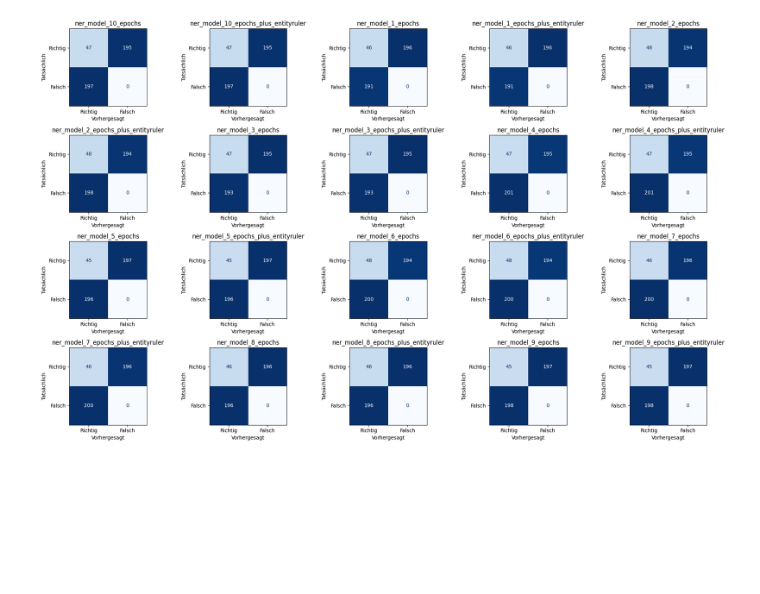
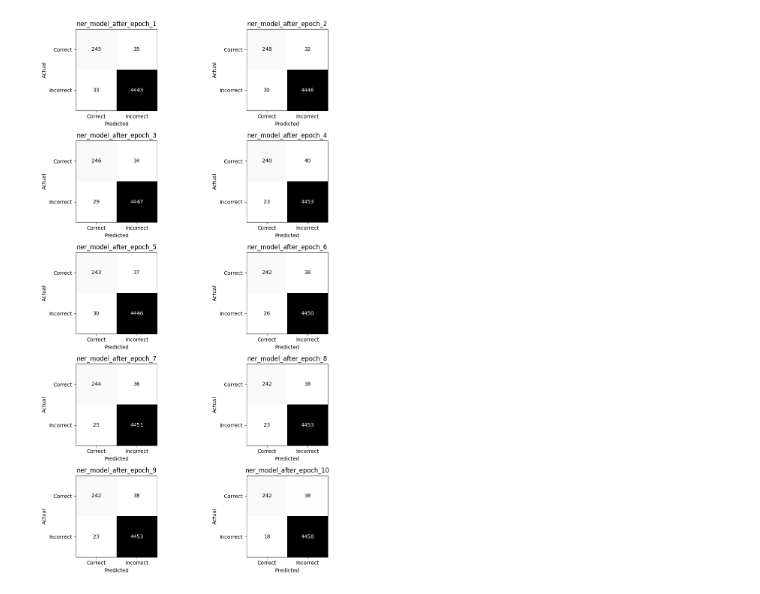
Before and after one commit to loopercamera/4M, a Jupyter notebook: 03_NER/NER_custom_NER_Model_epoch.IPYNB, the cells around one changed output. Cells and saved outputs as stored; diff of their text form; code cells hidden in the pictures; blank space fills up the shorter version.

```diff
--- a/03_NER/NER_custom_NER_Model_epoch.IPYNB
+++ b/03_NER/NER_custom_NER_Model_epoch.IPYNB
@@ -326,36 +219,43 @@ print(f"\n✅ Bereinigte Daten gespeichert unter: {comparison_csv}")
 import pandas as pd
 import ast
 import re
+import math
 from sklearn.metrics import confusion_matrix, ConfusionMatrixDisplay, precision_score, recall_score, f1_score
 import matplotlib.pyplot as plt
 
-# === Parameter ===
-comparison_csv = "05_Statistik/statistical_test_dataset_data_v5_all_models.csv"
-version = "all_models"
-image_path = f"05_Statistik/konfusionsmatrizen_loc_erkennung_data_{version}.png"
-score_path = f"05_Statistik/loc_scores_data_{version}.csv"
-summary_path = f"05_Statistik/loc_scores_summary_{version}.csv"
+# === Parameters ===
+image_path = f"05_Statistik/konfusionsmatrizen_10_epochs.png"
+score_path = f"05_Statistik/loc_scores_data_10_epochs.csv"
+summary_path = f"05_Statistik/loc_scores_summary_10_epochs.csv"
 
-# === CSV laden ===
+# === Load dataset ===
 df = pd.read_csv(comparison_csv)
 
-# === Hilfsfunktionen ===
+# === Helper functions ===
 def to_list(val):
     if isinstance(val, list):
         return val
     if pd.isna(val):
         return []
     try:
-        return ast.literal_eval(val)
+        parsed = ast.literal_eval(val)
+        return [] if parsed == ["not_found"] else parsed
     except:
         return [str(val).strip()]
 
 def normalize_list(liste):
     return [str(item).strip().lower() for item in liste if isinstance(item, str)]
 
+def label_tokens(label_list):
+    return set(
+        word.strip().lower()
+        for label in label_list
+        for word in str(label).split()
+    )
+
 def precision_recall_f1_accuracy(predicted, actual, label_space):
-    pred_set = set(normalize_list(predicted))
-    actual_set = set(normalize_list(actual))
+    pred_set = label_tokens(predicted)
+    actual_set = label_tokens(actual)
 
     tp = len(pred_set & actual_set)
     fp = len(pred_set - actual_set)
@@ -369,18 +269,22 @@ def precision_recall_f1_accuracy(predicted, actual, label_space):
 
     return precision, recall, f1, accuracy
 
-# === Spalten vorbereiten ===
+# === Prepare columns ===
 df["correct_location"] = df["correct_location"].apply(to_list)
 df["all_words"] = df["all_words"].apply(to_list).apply(normalize_list)
 
-# === Modellspalten erkennen und vorbereiten ===
+# === Detect model columns ===
 model_columns = [col for col in df.columns if col.startswith("ner_model_")]
-print(f"🔍 Gefundene Modellspalten: {model_columns}")
+print(f"🔍 Found model columns: {model_columns}")
 for col in model_columns:
     df[col] = df[col].apply(to_list)
 
-# === Konfusionsmatrizen + tokenbasierte Genauigkeit ===
-fig, axes = plt.subplots(nrows=4, ncols=5, figsize=(20, 12))
+# === Plot setup: dynamic layout ===
+num_models = len(model_columns)
+cols = 2
+rows = math.ceil(num_models / cols)
+
+fig, axes = plt.subplots(nrows=rows, ncols=cols, figsize=(5 * cols, 3 * rows))
 axes = axes.flatten()
 
 results = []
@@ -389,30 +293,32 @@ summary_data = []
 for idx, col in enumerate(model_columns):
     name = col
 
-    # === Konfusionsmatrix berechnen ===
     y_true = []
     y_pred = []
+
+    # === Token-based confusion matrix using tokenized labels ===
     for _, row in df.iterrows():
-        true_set = set(normalize_list(row["correct_location"]))
-        pred_set = set(normalize_list(row[col]))
-        label_union = true_set.union(pred_set)
-        for label in label_union:
-            y_true.append(label in true_set)
-            y_pred.append(label in pred_set)
+        all_tokens = set(row["all_words"])  # already normalized
+        true_set = label_tokens(row["correct_location"])
+        pred_set = label_tokens(row[col])
+
+        for token in all_tokens:
+            y_true.append(token in true_set)
+            y_pred.append(token in pred_set)
 
     cm = confusion_matrix(y_true, y_pred, labels=[True, False])
-    disp = ConfusionMatrixDisplay(confusion_matrix=cm, display_labels=["Richtig", "Falsch"])
-    disp.plot(ax=axes[idx], cmap="Blues", colorbar=False)
+    disp = ConfusionMatrixDisplay(confusion_matrix=cm, display_labels=["Correct", "Incorrect"])
+    disp.plot(ax=axes[idx], cmap="Greys", colorbar=False)
     axes[idx].set_title(name)
-    axes[idx].set_xlabel("Vorhergesagt")
-    axes[idx].set_ylabel("Tatsächlich")
+    axes[idx].set_xlabel("Predicted")
+    axes[idx].set_ylabel("Actual")
 
-    # === Dokumentbasierte Scores ===
+    # === Macro (global) scores
     precision = precision_score(y_true, y_pred, zero_division=0)
     recall = recall_score(y_true, y_pred, zero_division=0)
     f1 = f1_score(y_true, y_pred, zero_division=0)
 
-    # === Tokenbasierte Scores pro Zeile mit Zeilen-Labelraum
+    # === Token-based row-wise scores using tokenized labels
     df[[f"precision_{name}", f"recall_{name}", f"f1_{name}", f"accuracy_{name}"]] = df.apply(
         lambda row: pd.Series(
             precision_recall_f1_accuracy(
@@ -424,9 +330,8 @@ for idx, col in enumerate(model_columns):
         axis=1
     )
 
-    # === Durchschnittswerte berechnen
     summary_data.append({
-        "Methode": name,
+        "Model": name,
         "Precision": df[f"precision_{name}"].mean(),
         "Recall": df[f"recall_{name}"].mean(),
         "F1-Score": df[f"f1_{name}"].mean(),
@@ -434,22 +339,25 @@ for idx, col in enumerate(model_columns):
     })
 
     results.append({
-        "Methode": name,
+        "Model": name,
         "Precision": precision,
         "Recall": recall,
         "F1-Score": f1
     })
 
-# === Grafik speichern ===
+# === Hide unused axes if any ===
+for i in range(len(model_columns), len(axes)):
+    axes[i].set_visible(False)
+
+# === Save matrix grid ===
 plt.tight_layout()
 plt.savefig(image_path, dpi=300)
 plt.show()
-print(f"✅ Konfusionsmatrix gespeichert unter: {image_path}")
+print(f"✅ Confusion matrix saved to: {image_path}")
 
-# === Ergebnisse speichern ===
+# === Save scores ===
 pd.DataFrame(results).to_csv(score_path, index=False)
 pd.DataFrame(summary_data).round(3).to_csv(summary_path, index=False)
-
-print(f"✅ Precision/Recall/F1 gespeichert unter: {score_path}")
-print(f"✅ Zusammenfassung mit Accuracy gespeichert unter: {summary_path}")
+print(f"✅ Precision/Recall/F1 saved to: {score_path}")
+print(f"✅ Summary with accuracy saved to: {summary_path}")
 # %% [output]
@@ -457 +365 @@ print(f"✅ Zusammenfassung mit Accuracy gespeichert unter: {summary_path}")
-[figure, old version]
+[figure, new version]
```
Also changed, not shown: parts of 11 cells of this notebook, 28 other files.
